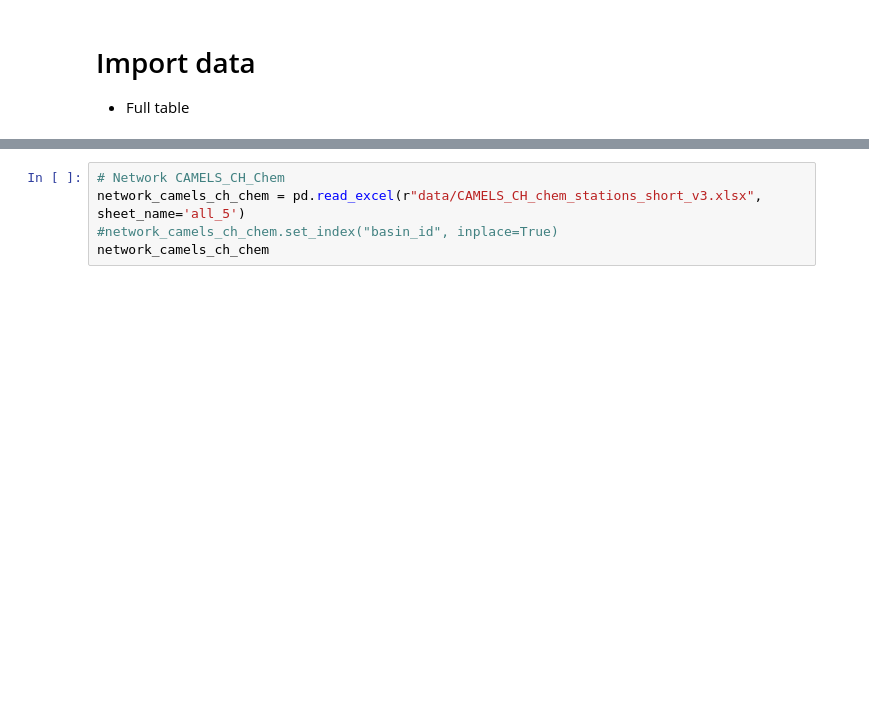
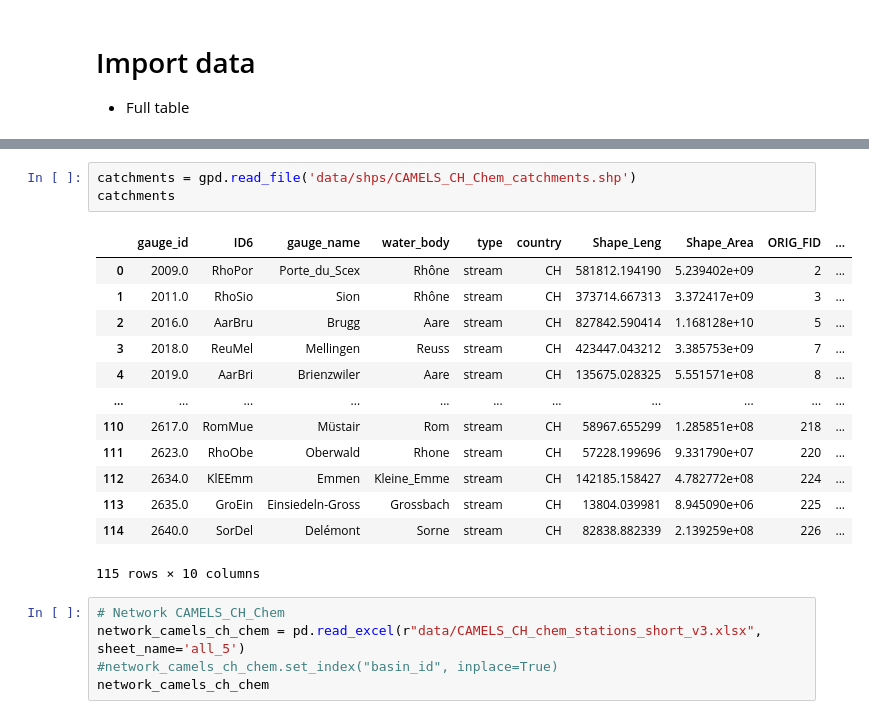
Before and after one commit to thiagovmdon/camels-ch-chem-paper, a Jupyter notebook: code/00_CAMELS_CH_Chem_N_deposition.ipynb, the cells around one changed output, grey strips where cells are left out. Saved outputs shown, nothing was run; the diff lists cells and outputs as text; blank space fills up the shorter version.

```diff
--- a/code/00_CAMELS_CH_Chem_N_deposition.ipynb
+++ b/code/00_CAMELS_CH_Chem_N_deposition.ipynb
@@ -98,3 +84,20 @@ catchments
+# %%
+catchments = gpd.read_file('data/shps/CAMELS_CH_Chem_catchments.shp')
+catchments
+# %% [output]
+|  | gauge_id | ID6 | gauge_name | water_body | type | country | Shape_Leng | Shape_Area | ORIG_FID | ... |
+| 0 | 2009.0 | RhoPor | Porte_du_Scex | Rhône | stream | CH | 581812.194190 | 5.239402e+09 | 2 | ... |
+| 1 | 2011.0 | RhoSio | Sion | Rhône | stream | CH | 373714.667313 | 3.372417e+09 | 3 | ... |
+| 2 | 2016.0 | AarBru | Brugg | Aare | stream | CH | 827842.590414 | 1.168128e+10 | 5 | ... |
+| 3 | 2018.0 | ReuMel | Mellingen | Reuss | stream | CH | 423447.043212 | 3.385753e+09 | 7 | ... |
+| 4 | 2019.0 | AarBri | Brienzwiler | Aare | stream | CH | 135675.028325 | 5.551571e+08 | 8 | ... |
+| ... | ... | ... | ... | ... | ... | ... | ... | ... | ... | ... |
+| 110 | 2617.0 | RomMue | Müstair | Rom | stream | CH | 58967.655299 | 1.285851e+08 | 218 | ... |
+| 111 | 2623.0 | RhoObe | Oberwald | Rhone | stream | CH | 57228.199696 | 9.331790e+07 | 220 | ... |
+| 112 | 2634.0 | KlEEmm | Emmen | Kleine_Emme | stream | CH | 142185.158427 | 4.782772e+08 | 224 | ... |
+| 113 | 2635.0 | GroEin | Einsiedeln-Gross | Grossbach | stream | CH | 13804.039981 | 8.945090e+06 | 225 | ... |
+| 114 | 2640.0 | SorDel | Delémont | Sorne | stream | CH | 82838.882339 | 2.139259e+08 | 226 | ... |
+115 rows × 10 columns
 # %%
 # Network CAMELS_CH_Chem
 network_camels_ch_chem = pd.read_excel(r"data/CAMELS_CH_chem_stations_short_v3.xlsx", sheet_name='all_5')
```
Also changed, not shown: parts of 22 cells of this notebook, 3 other files.
